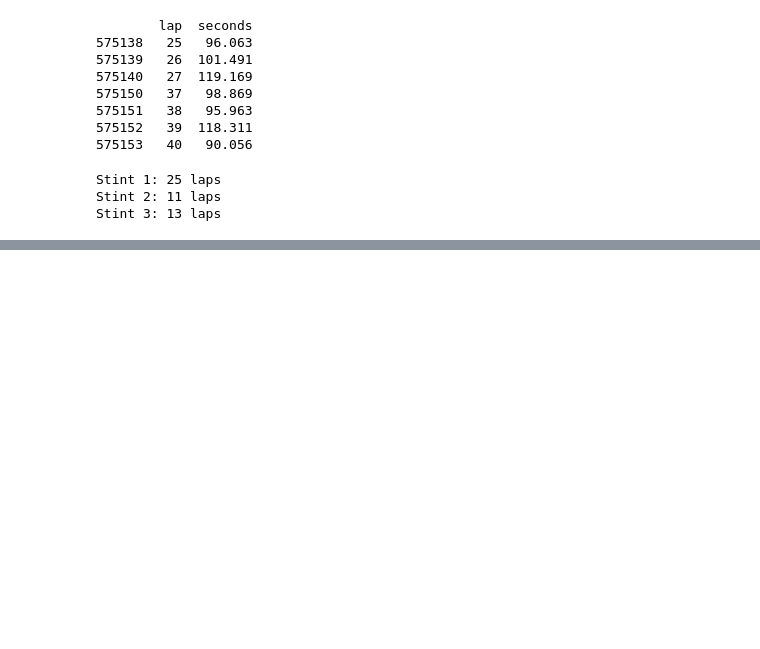
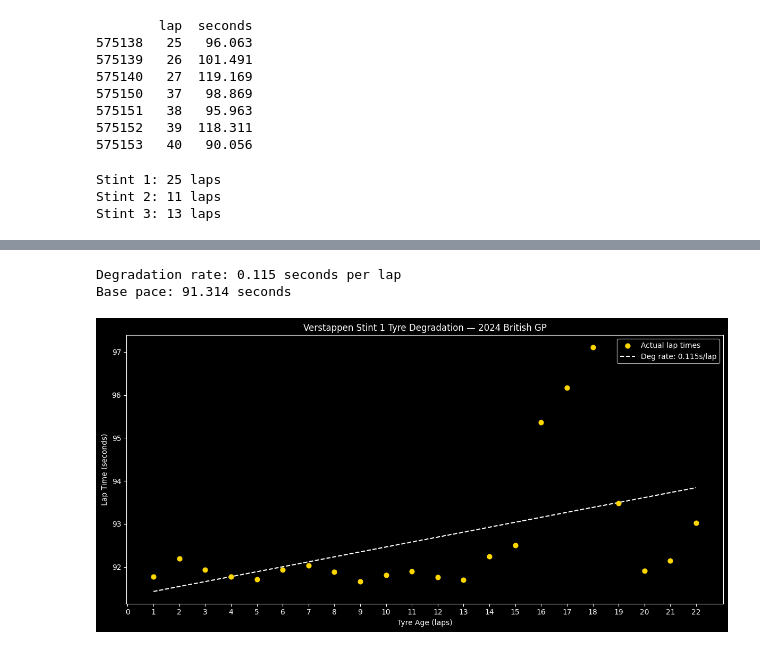
Before and after one commit to Tarun-Tom/road-to-formula, a Jupyter notebook: 02_tyre_degradation.ipynb, the cells around one changed output, grey strips where cells are left out. Cells and saved outputs as stored; diff of their text form; code cells hidden in the pictures; blank space fills up the shorter version.

```diff
--- a/02_tyre_degradation.ipynb
+++ b/02_tyre_degradation.ipynb
@@ -132,0 +204,8 @@ Stint 3: 13 laps
+# %%
+exclude_laps = [1, 19, 25, 26, 27]
+
+stint1_clean = stint1[~stint1['lap'].isin(exclude_laps)].copy()
+stint1_clean['tyre_age'] = range(1, len(stint1_clean) + 1)
+
+print(f"Stint 1 clean: {len(stint1_clean)} laps")
+print(stint1_clean[['lap', 'tyre_age', 'seconds']])
@@ -132,0 +230,35 @@ Stint 3: 13 laps
+# %%
+import numpy as np
+
+x = stint1_clean['tyre_age']
+y = stint1_clean['seconds']
+
+coeffs = np.polyfit(x, y, 1)
+slope = coeffs[0]
+intercept = coeffs[1]
+
+print(f"Degradation rate: {slope:.3f} seconds per lap")
+print(f"Base pace: {intercept:.3f} seconds")
+# %% [output]
+Degradation rate: 0.115 seconds per lap
+Base pace: 91.314 seconds
+# %%
+fig, ax = plt.subplots(figsize=(12, 6))
+
+ax.scatter(stint1_clean['tyre_age'], stint1_clean['seconds'], color='#FFD700', s=40, zorder=5, label='Actual lap times')
+
+x_line = np.linspace(1, 22, 100)
+y_line = coeffs[0] * x_line + coeffs[1]
+
+ax.plot(x_line, y_line, color='white', linewidth=1.5, linestyle='--', label=f'Deg rate: {slope:.3f}s/lap')
+
+ax.set_xticks(range(0, 23, 1))
+ax.set_xlabel("Tyre Age (laps)")
+ax.set_ylabel("Lap Time (seconds)")
+ax.set_title("Verstappen Stint 1 Tyre Degradation — 2024 British GP")
+ax.legend()
+
+plt.tight_layout()
+plt.show()
+# %% [output]
+[figure, added]
```
Also changed, not shown: parts of 7 cells of this notebook.
